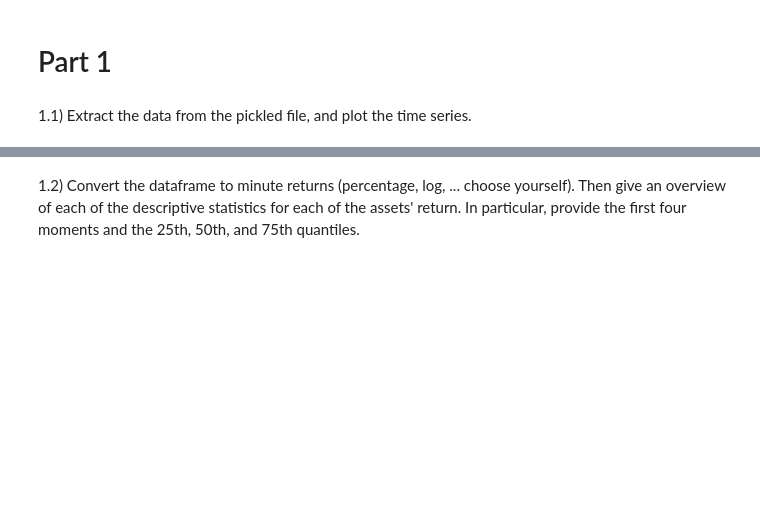
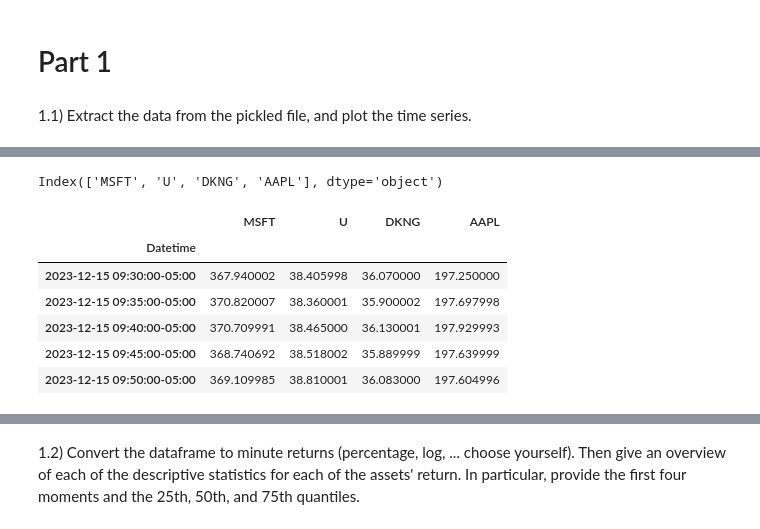
Before and after one commit to otcmarko/volatility_study, a Jupyter notebook: challenge.ipynb, the cells around one changed output, grey strips where cells are left out. Drawn from its saved outputs; the diff is of its cells as text; code cells hidden in the pictures; blank space fills up the shorter version.

```diff
--- a/challenge.ipynb
+++ b/challenge.ipynb
@@ -20,0 +22,12 @@ df.plot()
+# %%
+print(df.columns)
+df.head()
+# %% [output]
+Index(['MSFT', 'U', 'DKNG', 'AAPL'], dtype='object')
+|  | MSFT | U | DKNG | AAPL |
+| Datetime |  |  |  |  |
+| 2023-12-15 09:30:00-05:00 | 367.940002 | 38.405998 | 36.070000 | 197.250000 |
+| 2023-12-15 09:35:00-05:00 | 370.820007 | 38.360001 | 35.900002 | 197.697998 |
+| 2023-12-15 09:40:00-05:00 | 370.709991 | 38.465000 | 36.130001 | 197.929993 |
+| 2023-12-15 09:45:00-05:00 | 368.740692 | 38.518002 | 35.889999 | 197.639999 |
+| 2023-12-15 09:50:00-05:00 | 369.109985 | 38.810001 | 36.083000 | 197.604996 |
```
Also changed, not shown: parts of 4 cells of this notebook.
